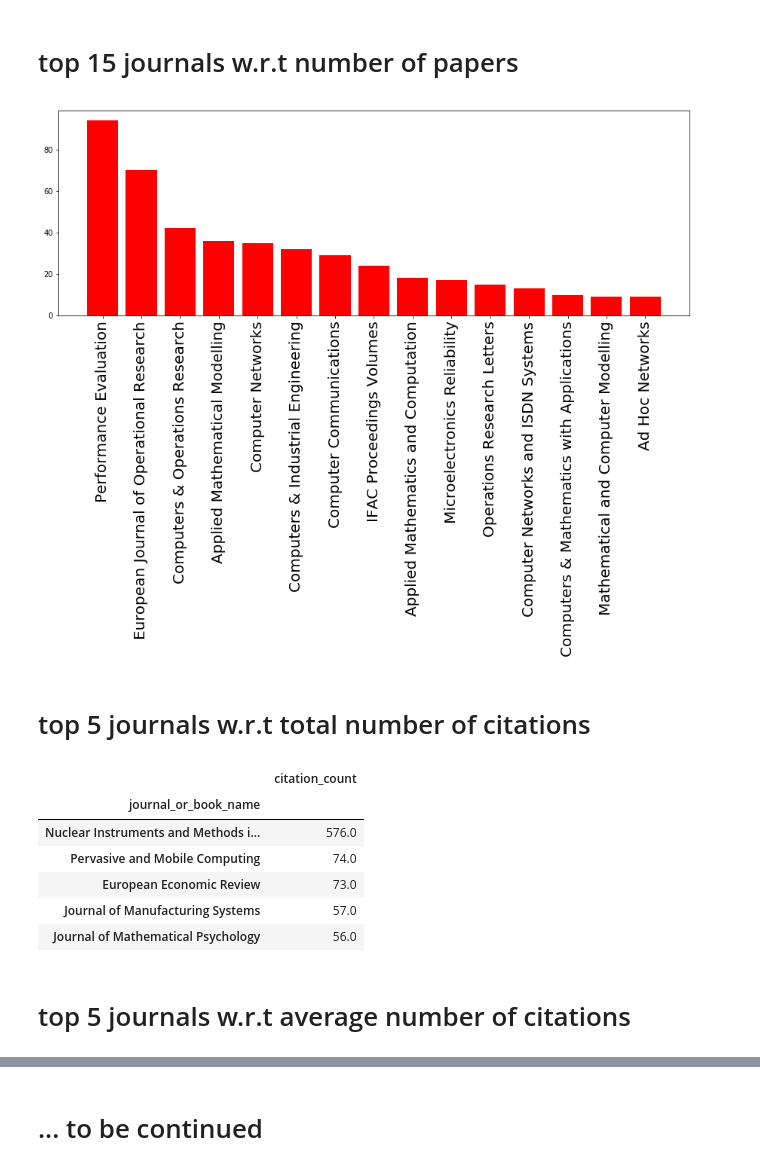
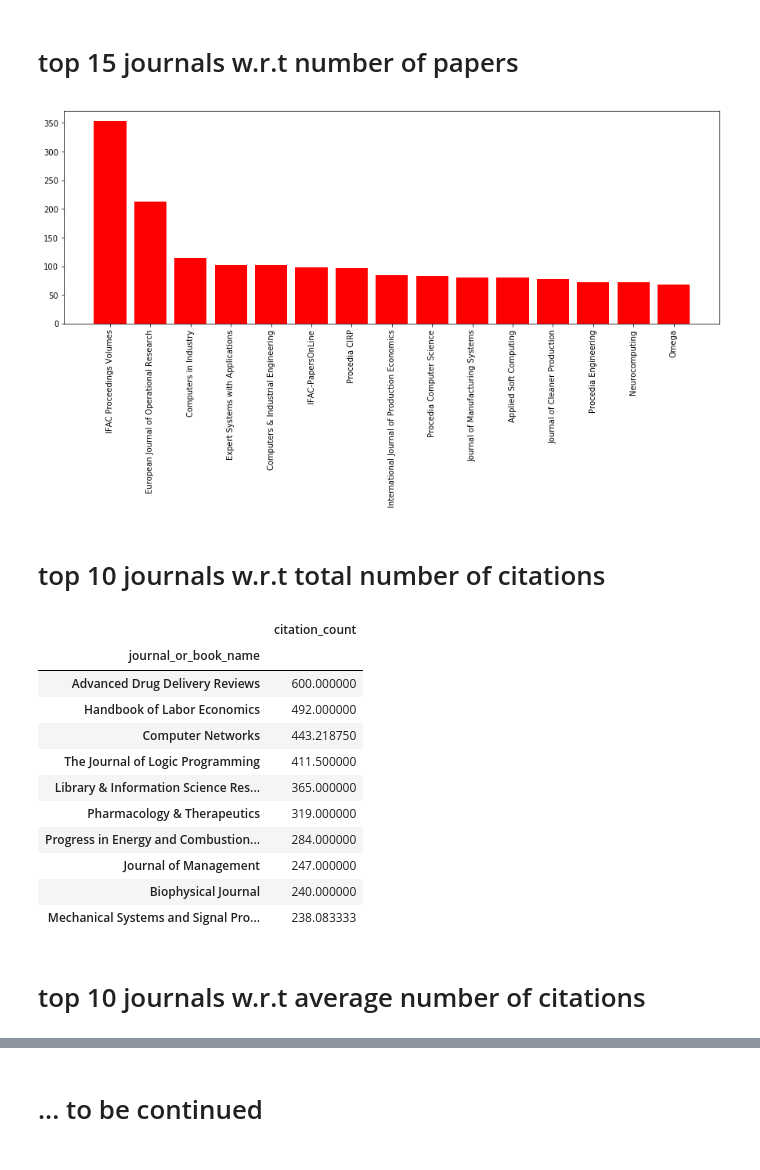
Before and after one commit to j-julaiti/Extract-article-data-from-Elsevier, a Jupyter notebook: exploratory_analysis.ipynb, the cells around one changed output, grey strips where cells are left out. Drawn from its saved outputs; the diff is of its cells as text; code cells hidden in the pictures.

```diff
--- a/exploratory_analysis.ipynb
+++ b/exploratory_analysis.ipynb
@@ -5,7 +5,7 @@ import numpy as np
 # %%
 import matplotlib.pyplot as plt
 # %%
-folder_name = "Sat_Feb_17_19_05_30_2018"
+folder_name = "Wed_Feb_21_15_56_26_2018"
 # %%
 textdata = pickle.load(open(folder_name+'/extracted_data.p','rb'))
 # %%
@@ -31,29 +50,34 @@ plt.show()
 # %%
 y1=textdata['journal_or_book_name'].value_counts().values[:15]
 x1=range(len(y1))
 fig, ax = plt.subplots(figsize=(15,5))
 ax.bar(x1, y1, color='r')
 ax.set_xticks(np.array(x1))
-ax.set_xticklabels(textdata['journal_or_book_name'].value_counts()[:15].index,rotation=90,size=20)
+ax.set_xticklabels(textdata['journal_or_book_name'].value_counts()[:15].index,rotation=90,size=10)
 plt.show()
 # %% [output]
-[figure, old version]
+[figure, new version]
 # %% [markdown]
-# top 5 journals w.r.t total number of citations
+# top 10 journals w.r.t total number of citations
 # %%
 temp = textdata.groupby(['journal_or_book_name'])['citation_count'].mean()
 temp = pd.DataFrame(temp.sort_values(ascending=0))
-temp[:5]
+temp[:10]
 # %% [output]
 |  | citation_count |
 | journal_or_book_name |  |
-| Nuclear Instruments and Methods i... | 576.0 |
-| Pervasive and Mobile Computing | 74.0 |
-| European Economic Review | 73.0 |
-| Journal of Manufacturing Systems | 57.0 |
-| Journal of Mathematical Psychology | 56.0 |
+| Advanced Drug Delivery Reviews | 600.000000 |
+| Handbook of Labor Economics | 492.000000 |
+| Computer Networks | 443.218750 |
+| The Journal of Logic Programming | 411.500000 |
+| Library & Information Science Res... | 365.000000 |
+| Pharmacology & Therapeutics | 319.000000 |
+| Progress in Energy and Combustion... | 284.000000 |
+| Journal of Management | 247.000000 |
+| Biophysical Journal | 240.000000 |
+| Mechanical Systems and Signal Pro... | 238.083333 |
 # %% [markdown]
-# top 5 journals w.r.t average number of citations
+# top 10 journals w.r.t average number of citations
 # %%
 temp = textdata.groupby(['journal_or_book_name'])['citation_count'].sum()
 temp = pd.DataFrame(temp.sort_values(ascending=0))
```
Also changed, not shown: parts of 12 cells of this notebook.
